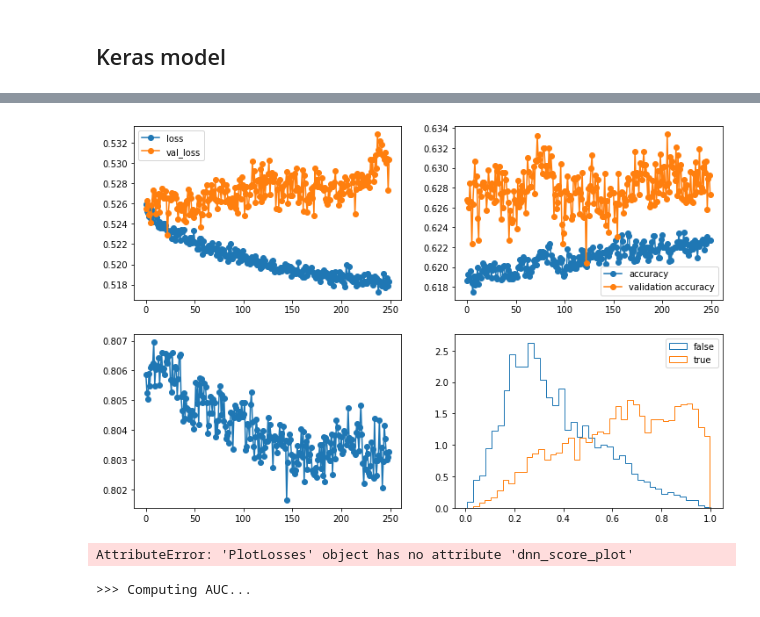
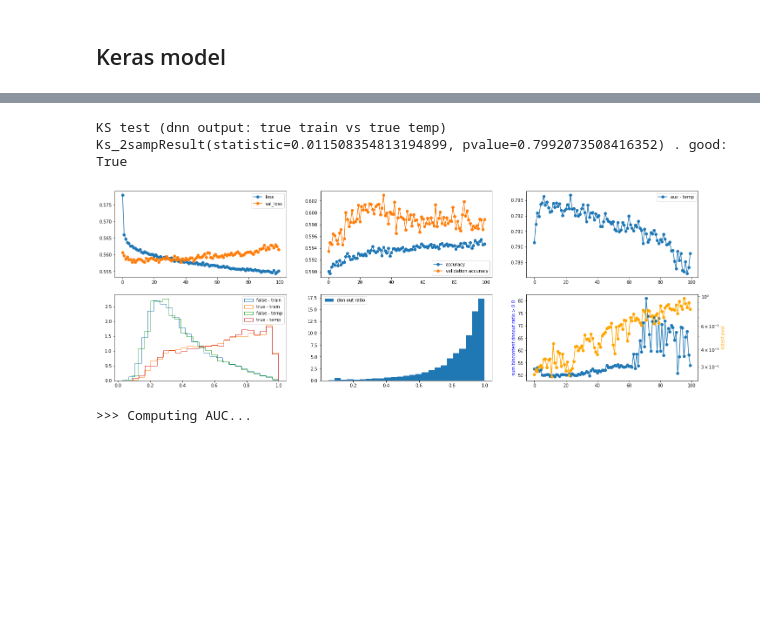
Before and after one commit to UniMiBAnalyses/ML_classification, a Jupyter notebook: Training_v1.ipynb, the cells around one changed output, grey strips where cells are left out. Cells and saved outputs as stored; diff of their text form; code cells hidden in the pictures; blank space fills up the shorter version.

```diff
--- a/Training_v1.ipynb
+++ b/Training_v1.ipynb
@@ -67,6 +65,10 @@ print("yaml: ", type(yaml_vars), len(yaml_vars))
 cols = yaml_vars
 # %% [output]
 yaml:  <class 'list'> 28
+# %%
+cols = ['mjj_vbs', 'deltaeta_vbs',
+        'mjj_vjet',
+        'Lepton_pt', 'Lepton_eta' ]
 # %%
 X_sig = signal[cols].values
 X_bkg = bkg[cols].values
@@ -102,7 +104,7 @@ _ = plt.hist(W, bins=100, range=(0,2))
 Let's give 25% to validation (validation during training + test).
 The validation is then split in 50%-50% for training validation and final result
 # %%
-X_train, X_temp, y_train, y_temp, W_train, W_temp = train_test_split(X_scaled, Y,      W,      test_size=0.1)
-X_val,   X_test, y_val,   y_test, W_val,   W_test = train_test_split(X_temp,   y_temp, W_temp, test_size=0.7)
+X_train, X_temp, y_train, y_temp, W_train, W_temp = train_test_split(X_scaled, Y,      W,      test_size=0.15)
+# X_val,   X_test, y_val,   y_test, W_val,   W_test = train_test_split(X_temp,   y_temp, W_temp, test_size=0.7)
 # %%
 print("Training   dataset: ", X_train.shape)
@@ -115,8 +117,9 @@ Validation dataset:  (36457, 28)
 # %% [markdown]
 Create generators to balance signal and background
 # %%
-training_generator,   steps_per_epoch_train = balanced_batch_generator(X_train, y_train, W_train, batch_size=1024, sampler=RandomOverSampler())
-validation_generator, steps_per_epoch_val   = balanced_batch_generator(X_val,   y_val,   W_val,   batch_size=1024, sampler=RandomOverSampler())
+training_generator,   steps_per_epoch_train = balanced_batch_generator(X_train, y_train, W_train, batch_size=256, sampler=RandomOverSampler())
+#validation_generator, steps_per_epoch_val   = balanced_batch_generator(X_val,   y_val,   W_val,   batch_size=256, sampler=RandomOverSampler())
+validation_generator, steps_per_epoch_val   = balanced_batch_generator(X_temp,  y_temp,  W_temp,   batch_size=256, sampler=RandomOverSampler())
 # %% [markdown]
 ## Keras model
 # %%
@@ -185,13 +216,18 @@ class PlotLosses(keras.callbacks.Callback):
 plot_losses = PlotLosses()
 # %%
 model = Sequential()
-model.add(Dense(80, input_dim=X_train.shape[1], activation="relu"))
-model.add(Dropout(0.2))
-model.add(Dense(50, activation="relu"))
-model.add(Dropout(0.2))
-model.add(Dense(30, activation="relu"))
-model.add(Dropout(0.2))
+model.add(Dense(50, input_dim=X_train.shape[1], activation="relu"))
+model.add(BatchNormalization())
+model.add(Activation("relu"))
+model.add(Dropout(0.1))
+model.add(Dense(50))
+model.add(BatchNormalization())
+model.add(Activation("relu"))
+model.add(Dropout(0.03))
 model.add(Dense(1, activation="sigmoid"))
+
+#model.add(Dropout(0.05))
+#model.add(Dense(50, activation="relu"))
 
 model.compile(optimizer='adam',
               loss='binary_crossentropy',
@@ -258,22 +255,21 @@ _________________________________________________________________
 # %%
 history = model.fit_generator(
             training_generator,
-            epochs=300,
-            initial_epoch=50,
+            epochs=100,
             steps_per_epoch=steps_per_epoch_train,
             validation_data = validation_generator,
             validation_steps = steps_per_epoch_val,
             callbacks=[plot_losses],
             #callbacks = [],
             )
 # %% [output]
+KS test (dnn output: true train vs true temp) Ks_2sampResult(statistic=0.011508354813194899, pvalue=0.7992073508416352) . good:  True
-[figure, old version]
+[figure, new version]
 # %%
-n = 30
-plt.hist(plot_losses.dnn_score_plot[n][0][1][:-1], bins=plot_losses.dnn_score_plot[n][0][1], weights=plot_losses.dnn_score_plot[n][0][0], histtype="step")
-plt.hist(plot_losses.dnn_score_plot[n][1][1][:-1], bins=plot_losses.dnn_score_plot[n][1][1], weights=plot_losses.dnn_score_plot[n][1][0], histtype="step")
+## plot
+# n = 30
+# plt.hist(plot_losses.dnn_score_plot[n][0][1][:-1], bins=plot_losses.dnn_score_plot[n][0][1], weights=plot_losses.dnn_score_plot[n][0][0], histtype="step")
+# plt.hist(plot_losses.dnn_score_plot[n][1][1][:-1], bins=plot_losses.dnn_score_plot[n][1][1], weights=plot_losses.dnn_score_plot[n][1][0], histtype="step")
-# %% [output]
-AttributeError: 'PlotLosses' object has no attribute 'dnn_score_plot'
 # %%
 model.save(f"{model_dir}/model.h5")
 # %%
```
Also changed, not shown: parts of 11 cells of this notebook.
